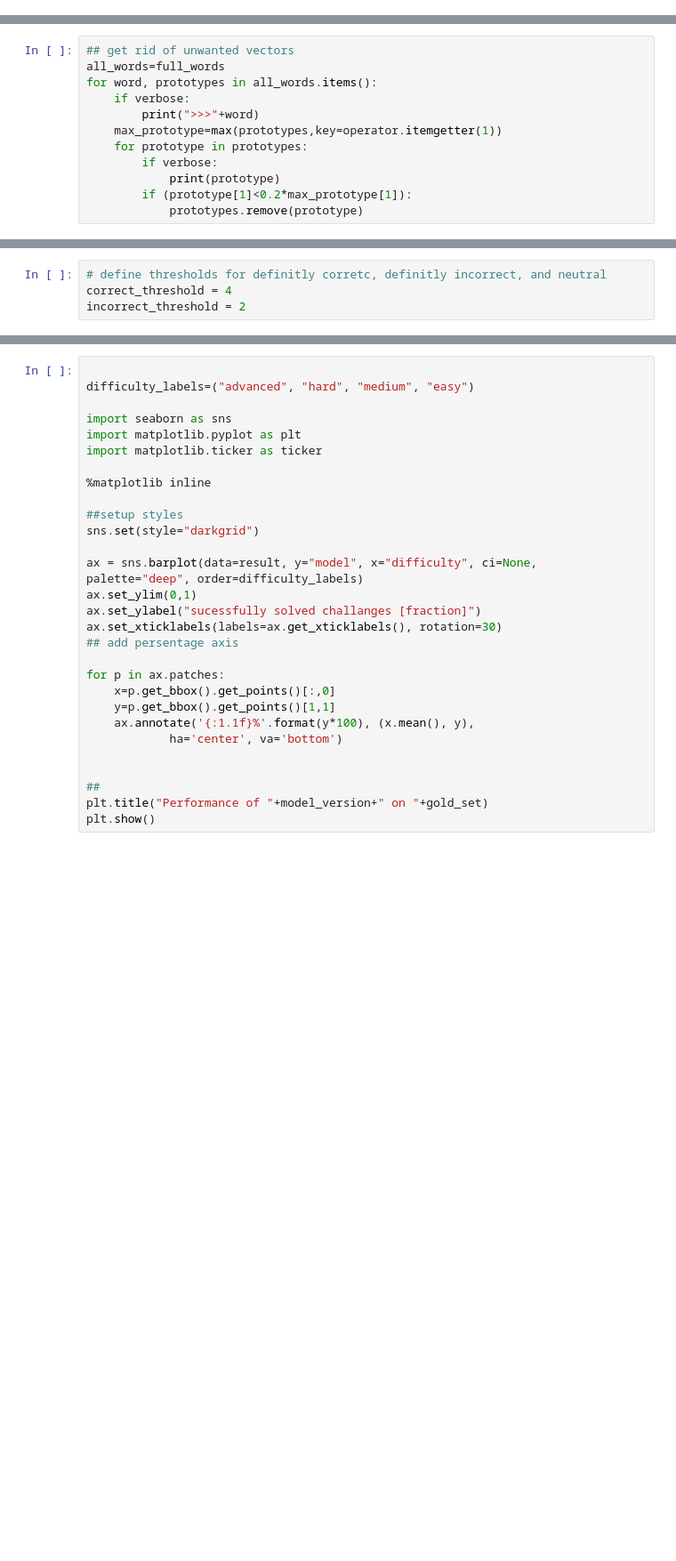
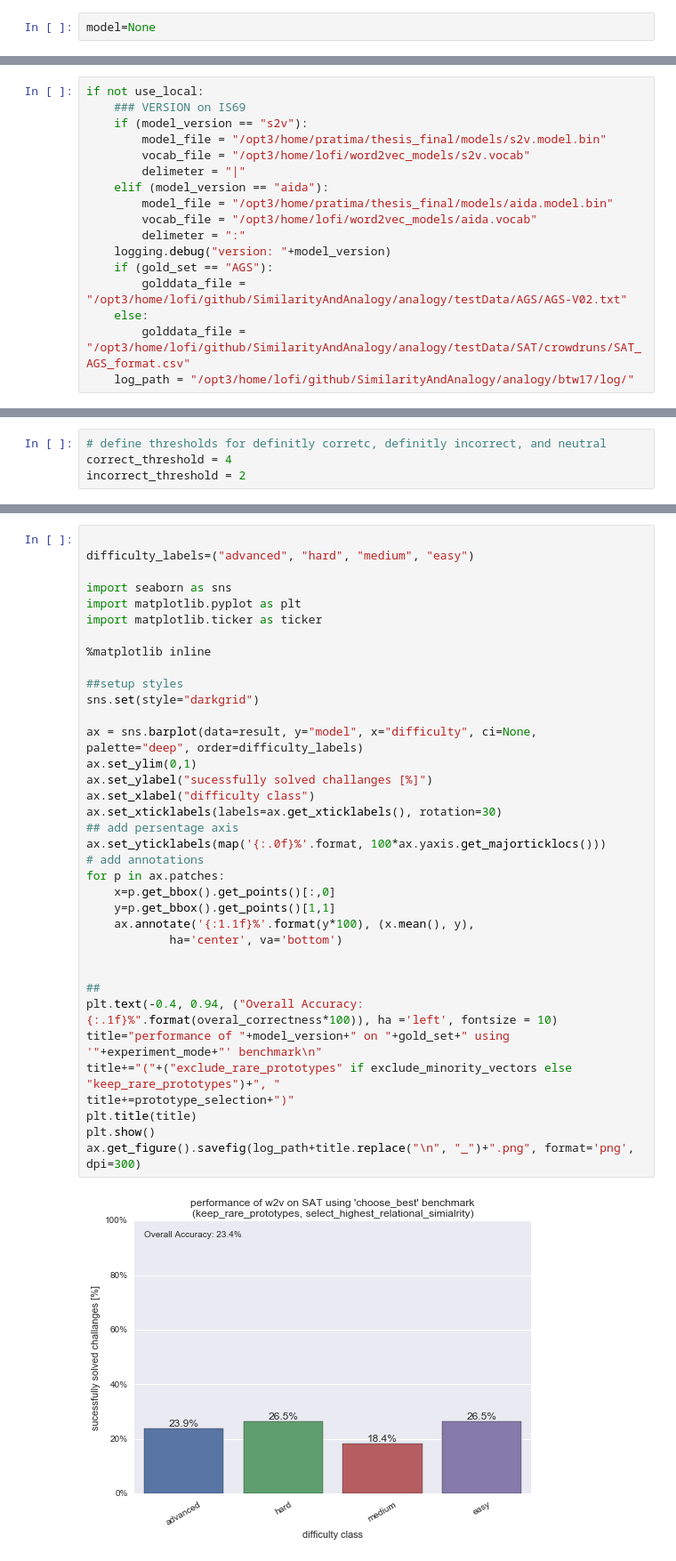
Before and after one commit to ifis-tu-bs/SimilarityAndAnalogy, a Jupyter notebook: analogy/btw17/tests.ipynb, the cells around one changed output, grey strips where cells are left out. Shown at 89% size. Saved outputs shown, nothing was run; the diff lists cells and outputs as text; blank space fills up the shorter version.

```diff
--- a/analogy/btw17/tests.ipynb
+++ b/analogy/btw17/tests.ipynb
@@ -1,3 +1,5 @@
+# %%
+model=None
 # %%
 import w2vAida
 import analogy_completion
@@ -15,2 +39,19 @@ verbose = True
+# %%
+if not use_local:
+    ### VERSION on IS69
+    if (model_version == "s2v"):
+        model_file = "/opt3/home/pratima/thesis_final/models/s2v.model.bin"
+        vocab_file = "/opt3/home/lofi/word2vec_models/s2v.vocab"
+        delimeter = "|"
+    elif (model_version == "aida"):
+        model_file = "/opt3/home/pratima/thesis_final/models/aida.model.bin"
+        vocab_file = "/opt3/home/lofi/word2vec_models/aida.vocab"
+        delimeter = ":"
+    logging.debug("version: "+model_version)
+    if (gold_set == "AGS"):
+        golddata_file = "/opt3/home/lofi/github/SimilarityAndAnalogy/analogy/testData/AGS/AGS-V02.txt"
+    else:
+        golddata_file = "/opt3/home/lofi/github/SimilarityAndAnalogy/analogy/testData/SAT/crowdruns/SAT_AGS_format.csv"
+    log_path = "/opt3/home/lofi/github/SimilarityAndAnalogy/analogy/btw17/log/"
 # %%
 ## logging
@@ -116,12 +133,0 @@ for key,value in model.vocab.items():
-# %%
-## get rid of unwanted vectors
-all_words=full_words
-for word, prototypes in all_words.items():
-    if verbose:
-        print(">>>"+word)
-    max_prototype=max(prototypes,key=operator.itemgetter(1))
-    for prototype in prototypes:
-        if verbose:
-            print(prototype)
-        if (prototype[1]<0.2*max_prototype[1]):
-            prototypes.remove(prototype)
@@ -288,29 +393,38 @@ print(overal_correctness)
 # %%
 
 difficulty_labels=("advanced", "hard", "medium", "easy")
 
 import seaborn as sns
 import matplotlib.pyplot as plt
 import matplotlib.ticker as ticker
 
 %matplotlib inline
 
 ##setup styles
 sns.set(style="darkgrid")
 
 ax = sns.barplot(data=result, y="model", x="difficulty", ci=None, palette="deep", order=difficulty_labels)
 ax.set_ylim(0,1)
-ax.set_ylabel("sucessfully solved challanges [fraction]")
+ax.set_ylabel("sucessfully solved challanges [%]")
+ax.set_xlabel("difficulty class")
 ax.set_xticklabels(labels=ax.get_xticklabels(), rotation=30)
 ## add persentage axis
-
+ax.set_yticklabels(map('{:.0f}%'.format, 100*ax.yaxis.get_majorticklocs()))
+# add annotations
 for p in ax.patches:
     x=p.get_bbox().get_points()[:,0]
     y=p.get_bbox().get_points()[1,1]
     ax.annotate('{:1.1f}%'.format(y*100), (x.mean(), y),
             ha='center', va='bottom')
 
 
 ##
-plt.title("Performance of "+model_version+" on "+gold_set)
+plt.text(-0.4, 0.94, ("Overall Accuracy: {:.1f}%".format(overal_correctness*100)), ha ='left', fontsize = 10)
+title="performance of "+model_version+" on "+gold_set+" using '"+experiment_mode+"' benchmark\n"
+title+="("+("exclude_rare_prototypes" if exclude_minority_vectors else "keep_rare_prototypes")+", "
+title+=prototype_selection+")"
+plt.title(title)
 plt.show()
+ax.get_figure().savefig(log_path+title.replace("\n", "_")+".png", format='png', dpi=300)
+# %% [output]
+[figure, added]
```
Also changed, not shown: parts of 23 cells of this notebook, 3 other files.
